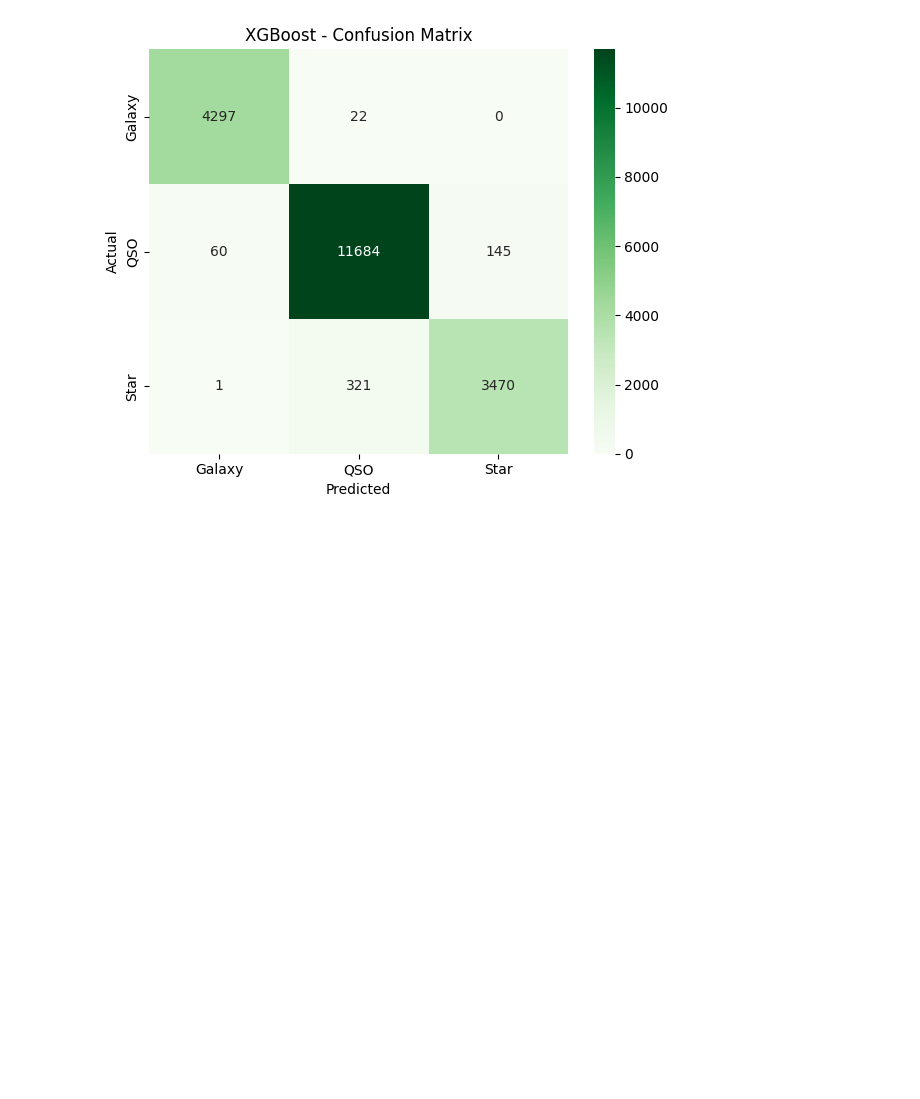
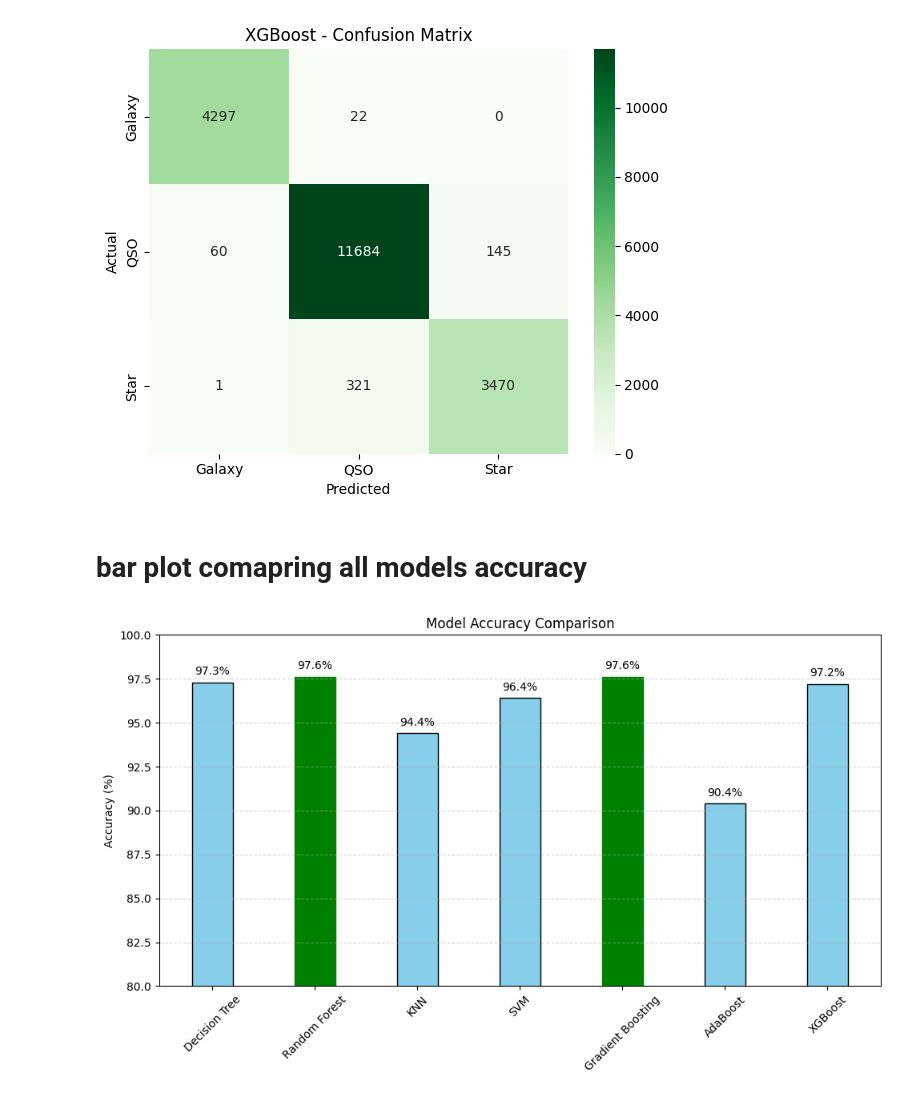
Before and after one commit to apekshakashyap17/Capstone_StellarAstro_ML, a Jupyter notebook: Firstnotebook.ipynb, the cells around one changed output. Cells and saved outputs as stored; diff of their text form; code cells hidden in the pictures; blank space fills up the shorter version.

```diff
--- a/Firstnotebook.ipynb
+++ b/Firstnotebook.ipynb
@@ -892,3 +964,39 @@ Parameters: { "use_label_encoder" } are not used.
    macro avg       0.97      0.96      0.97     20000
 weighted avg       0.97      0.97      0.97     20000
 [figure]
+# %% [markdown]
+# bar plot comapring all models accuracy
+# %%
+import matplotlib.pyplot as plt
+
+# Model names and their accuracies
+models = [
+    "Decision Tree", "Random Forest", "KNN", "SVM",
+    "Gradient Boosting", "AdaBoost", "XGBoost"
+]
+accuracies = [97.3, 97.6, 94.4, 96.4, 97.6, 90.4, 97.2]
+
+# Plotting
+plt.figure(figsize=(10, 6))
+bars = plt.bar(models, accuracies, width= 0.4, color='skyblue', edgecolor='black')
+
+# Highlight the best performers
+for bar, acc in zip(bars, accuracies):
+    if acc == max(accuracies):
+        bar.set_color('green')
+
+# Adding values on top of bars
+for i, acc in enumerate(accuracies):
+    plt.text(i, acc + 0.3, f"{acc}%", ha='center', va='bottom', fontsize=10)
+
+# Plot styling
+plt.ylim(80, 100)
+plt.ylabel('Accuracy (%)')
+plt.title('Model Accuracy Comparison')
+plt.xticks(rotation=45)
+plt.grid(axis='y', linestyle='--', alpha=0.5)
+
+plt.tight_layout()
+plt.show()
+# %% [output]
+[figure, added]
```
Also changed, not shown: parts of 22 cells of this notebook.
